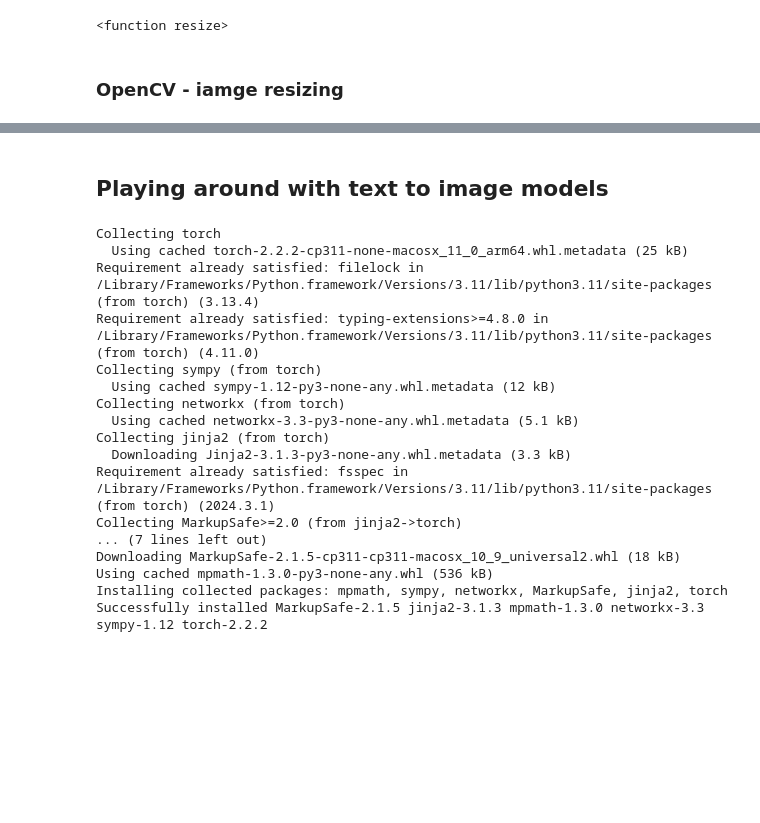
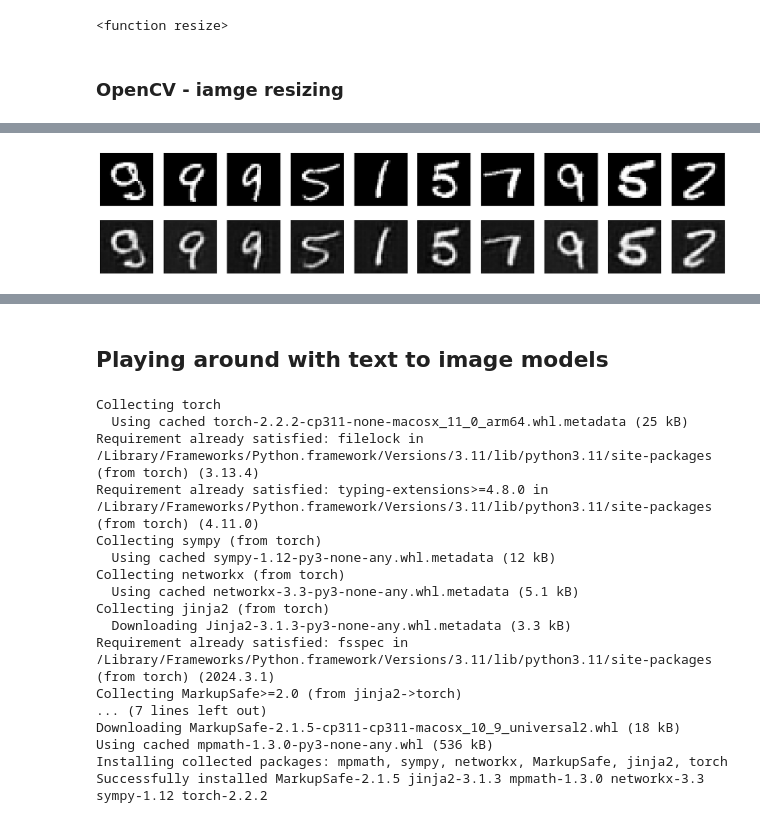
Before and after one commit to TheNonEconomist/HomemadeAIPoison, a Jupyter notebook: exploration/exploration.ipynb, the cells around one changed output, grey strips where cells are left out. Saved outputs shown, nothing was run; the diff lists cells and outputs as text; code cells hidden in the pictures; blank space fills up the shorter version.

```diff
--- a/exploration/exploration.ipynb
+++ b/exploration/exploration.ipynb
@@ -235,0 +794,9 @@ for file in os.listdir(regular_pic_location):
+# %%
+autoencoder.fit(
+    x=train_data,
+    y=noisy_train_data,
+    epochs=5,
+    batch_size=128,
+    shuffle=True,
+    validation_data=(test_data, noisy_test_data),
+)
@@ -235,0 +815,4 @@ for file in os.listdir(regular_pic_location):
+# %%
+add_noise_predictions = autoencoder.predict(test_data)
+display(test_data, add_noise_predictions)
+# %% [output]
@@ -235,0 +820 @@ for file in os.listdir(regular_pic_location):
+[figure, added]
```
Also changed, not shown: parts of 32 cells of this notebook, 6 other files.
